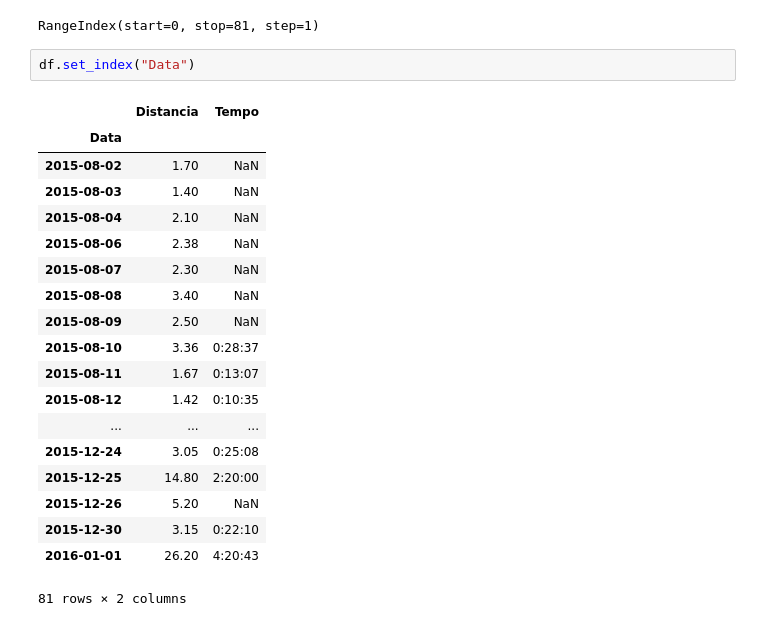
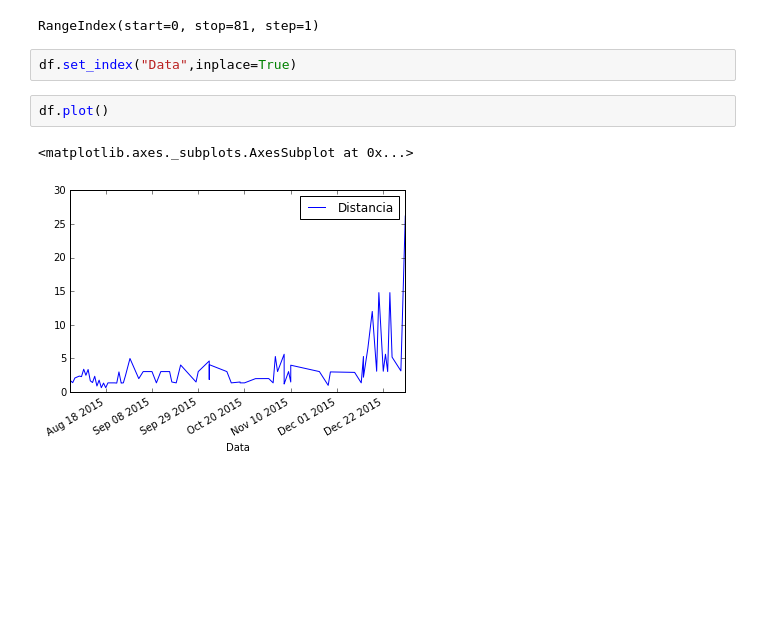
Before and after one commit to rromanini/CursoSpark, a Jupyter notebook: AnaliseExploratoria.ipynb, the cells around one changed output. Drawn from its saved outputs; the diff is of its cells as text; blank space fills up the shorter version.

```diff
--- a/AnaliseExploratoria.ipynb
+++ b/AnaliseExploratoria.ipynb
@@ -59,24 +59,9 @@ df.index
 # %% [output]
 RangeIndex(start=0, stop=81, step=1)
 # %%
-df.set_index("Data")
+df.set_index("Data",inplace=True)
-# %% [output]
-|  | Distancia | Tempo |
-| Data |  |  |
-| 2015-08-02 | 1.70 | NaN |
-| 2015-08-03 | 1.40 | NaN |
-| 2015-08-04 | 2.10 | NaN |
-| 2015-08-06 | 2.38 | NaN |
-| 2015-08-07 | 2.30 | NaN |
-| 2015-08-08 | 3.40 | NaN |
-| 2015-08-09 | 2.50 | NaN |
-| 2015-08-10 | 3.36 | 0:28:37 |
-| 2015-08-11 | 1.67 | 0:13:07 |
-| 2015-08-12 | 1.42 | 0:10:35 |
-| ... | ... | ... |
-| 2015-12-24 | 3.05 | 0:25:08 |
-| 2015-12-25 | 14.80 | 2:20:00 |
-| 2015-12-26 | 5.20 | NaN |
-| 2015-12-30 | 3.15 | 0:22:10 |
-| 2016-01-01 | 26.20 | 4:20:43 |
-81 rows × 2 columns
+# %%
+df.plot()
+# %% [output]
+<matplotlib.axes._subplots.AxesSubplot at 0x...>
+[figure, added]
```
Also changed, not shown: parts of 14 cells of this notebook.
